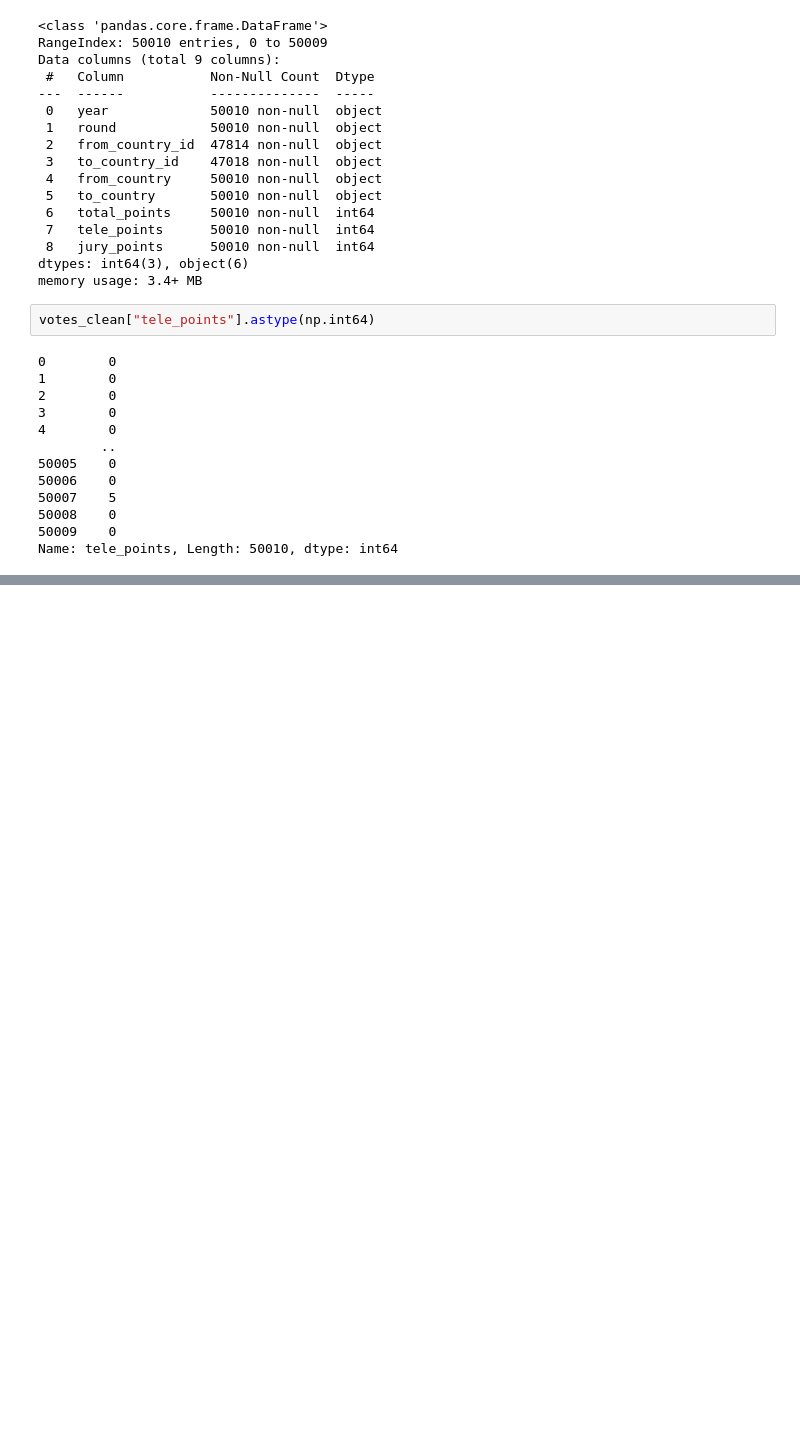
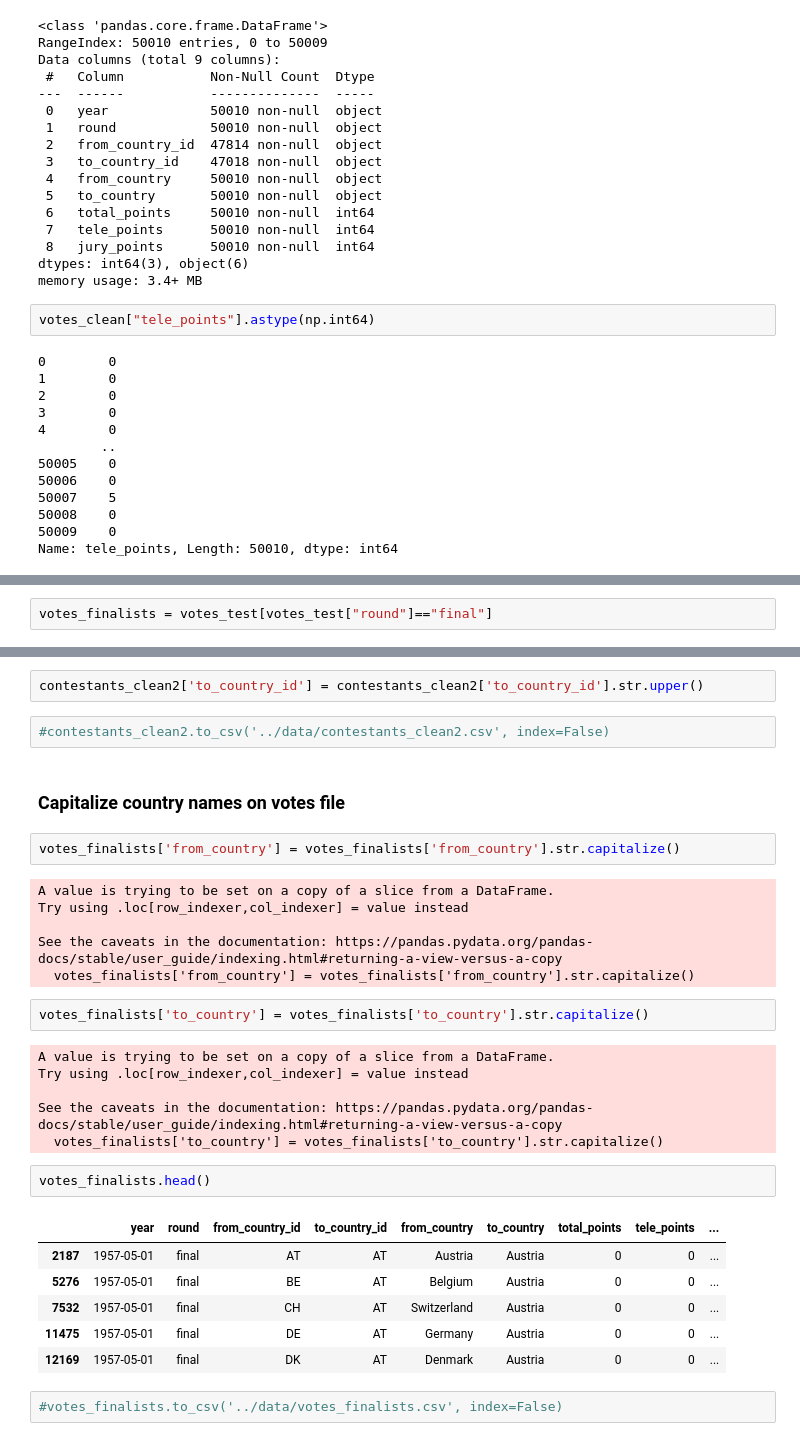
Before and after one commit to Lxm-100/eurovision-analysis, a Jupyter notebook: notebooks/test notebook.ipynb, the cells around one changed output, grey strips where cells are left out. Drawn from its saved outputs; the diff is of its cells as text; blank space fills up the shorter version.

```diff
--- a/notebooks/test notebook.ipynb
+++ b/notebooks/test notebook.ipynb
@@ -528,0 +621,2 @@ votes_clean = votes_test
+# %%
+votes_finalists = votes_test[votes_test["round"]=="final"]
@@ -528,0 +631,33 @@ votes_clean = votes_test
+# %%
+contestants_clean2['to_country_id'] = contestants_clean2['to_country_id'].str.upper()
+# %%
+#contestants_clean2.to_csv('../data/contestants_clean2.csv', index=False)
+# %% [markdown]
+### Capitalize country names on votes file
+# %%
+votes_finalists['from_country'] = votes_finalists['from_country'].str.capitalize()
+# %% [output]
+A value is trying to be set on a copy of a slice from a DataFrame.
+Try using .loc[row_indexer,col_indexer] = value instead
+
+See the caveats in the documentation: https://pandas.pydata.org/pandas-docs/stable/user_guide/indexing.html#returning-a-view-versus-a-copy
+  votes_finalists['from_country'] = votes_finalists['from_country'].str.capitalize()
+# %%
+votes_finalists['to_country'] = votes_finalists['to_country'].str.capitalize()
+# %% [output]
+A value is trying to be set on a copy of a slice from a DataFrame.
+Try using .loc[row_indexer,col_indexer] = value instead
+
+See the caveats in the documentation: https://pandas.pydata.org/pandas-docs/stable/user_guide/indexing.html#returning-a-view-versus-a-copy
+  votes_finalists['to_country'] = votes_finalists['to_country'].str.capitalize()
+# %%
+votes_finalists.head()
+# %% [output]
+|  | year | round | from_country_id | to_country_id | from_country | to_country | total_points | tele_points | ... |
+| 2187 | 1957-05-01 | final | AT | AT | Austria | Austria | 0 | 0 | ... |
+| 5276 | 1957-05-01 | final | BE | AT | Belgium | Austria | 0 | 0 | ... |
+| 7532 | 1957-05-01 | final | CH | AT | Switzerland | Austria | 0 | 0 | ... |
+| 11475 | 1957-05-01 | final | DE | AT | Germany | Austria | 0 | 0 | ... |
+| 12169 | 1957-05-01 | final | DK | AT | Denmark | Austria | 0 | 0 | ... |
+# %%
+#votes_finalists.to_csv('../data/votes_finalists.csv', index=False)
```
Also changed, not shown: parts of 33 cells of this notebook, 6 other files.
